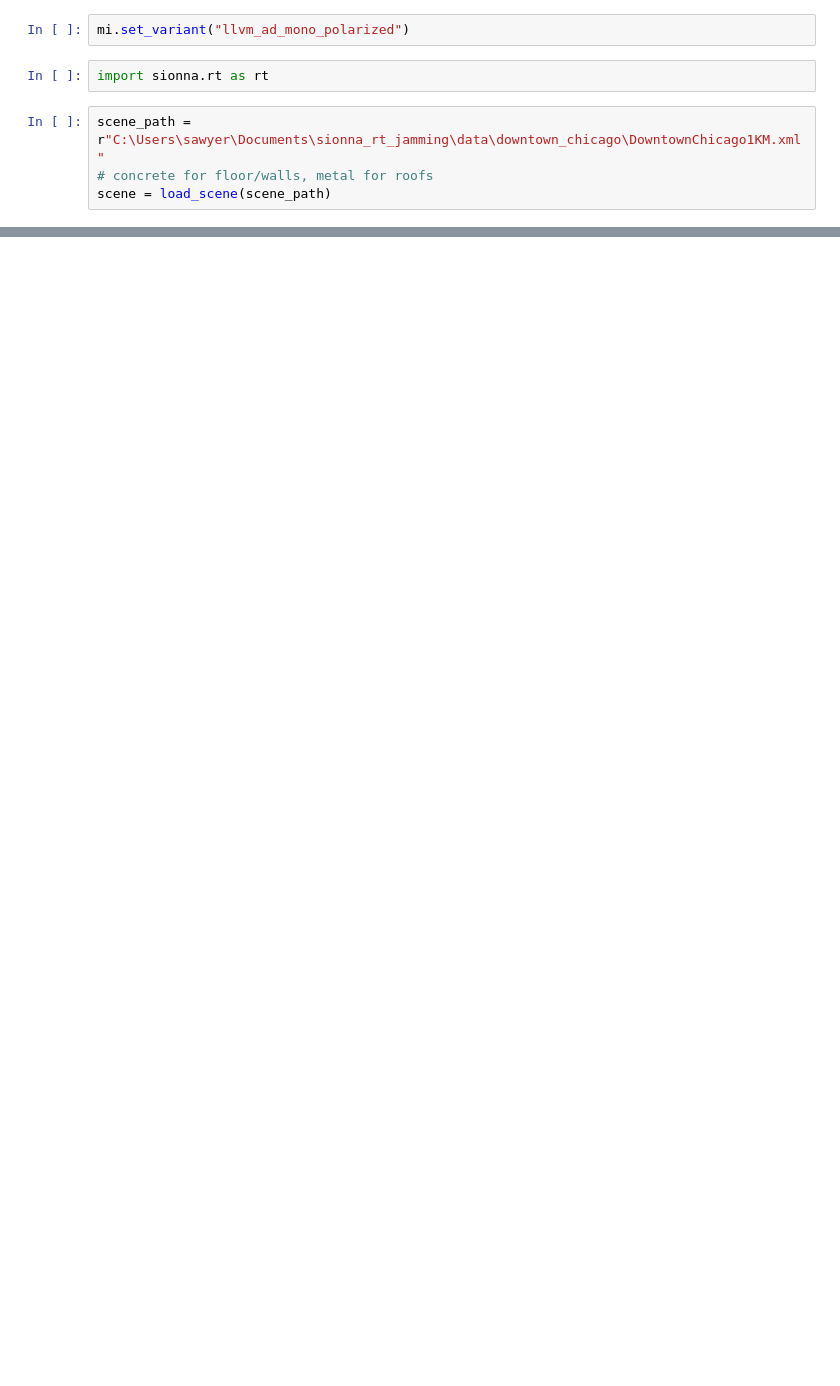
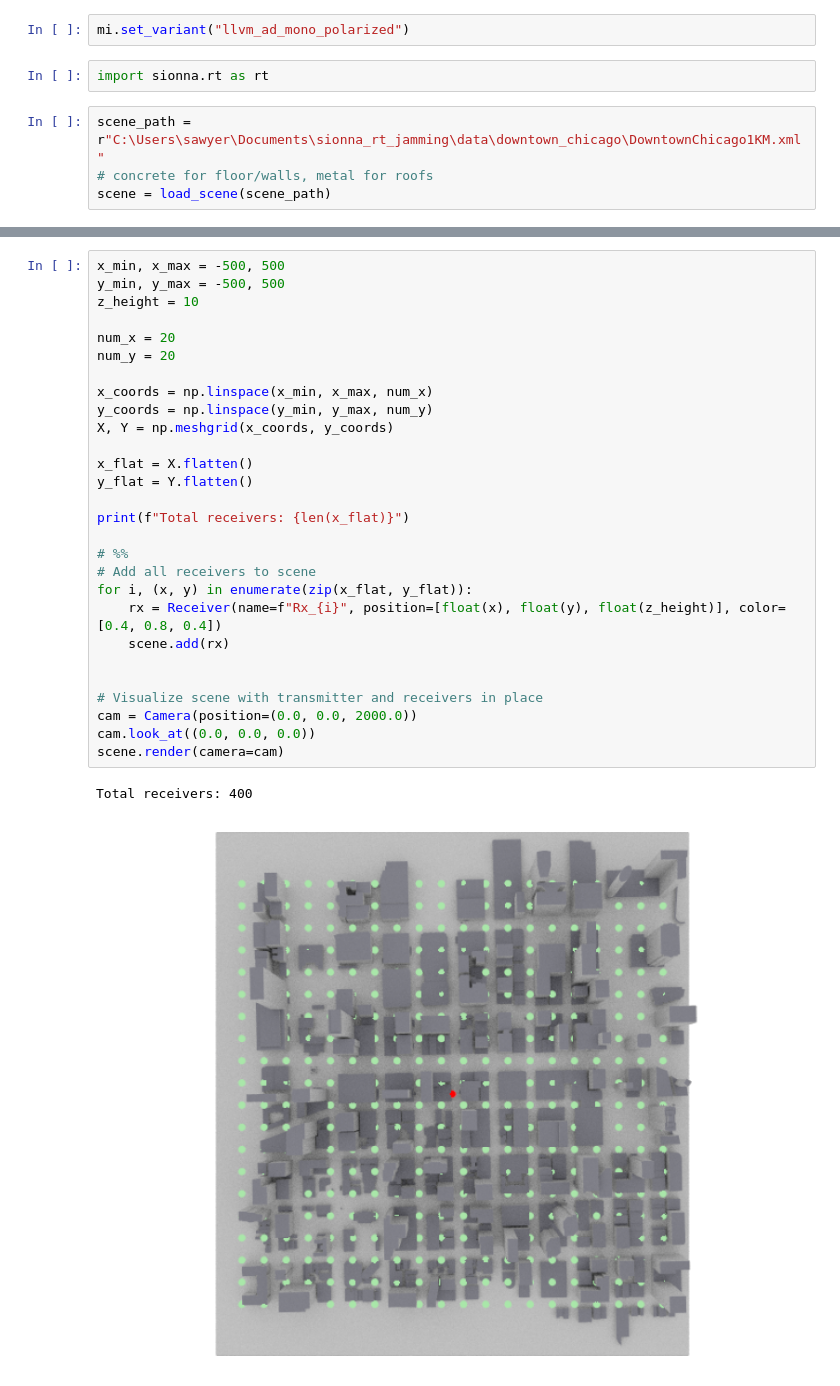
Before and after one commit to shplok/sionna_rt_jamming, a Jupyter notebook: src/main.ipynb, the cells around one changed output, grey strips where cells are left out. Drawn from its saved outputs; the diff is of its cells as text; blank space fills up the shorter version.

```diff
--- a/src/main.ipynb
+++ b/src/main.ipynb
@@ -38,0 +37,31 @@ scene.render(camera=cam)
+# %%
+x_min, x_max = -500, 500
+y_min, y_max = -500, 500
+z_height = 10
+
+num_x = 20
+num_y = 20
+
+x_coords = np.linspace(x_min, x_max, num_x)
+y_coords = np.linspace(y_min, y_max, num_y)
+X, Y = np.meshgrid(x_coords, y_coords)
+
+x_flat = X.flatten()
+y_flat = Y.flatten()
+
+print(f"Total receivers: {len(x_flat)}")
+
+# %%
+# Add all receivers to scene
+for i, (x, y) in enumerate(zip(x_flat, y_flat)):
+    rx = Receiver(name=f"Rx_{i}", position=[float(x), float(y), float(z_height)], color=[0.4, 0.8, 0.4])
+    scene.add(rx)
+
+
+# Visualize scene with transmitter and receivers in place
+cam = Camera(position=(0.0, 0.0, 2000.0))
+cam.look_at((0.0, 0.0, 0.0))
+scene.render(camera=cam)
+# %% [output]
+Total receivers: 400
+[figure, added]
```
Also changed, not shown: parts of 7 cells of this notebook, 1 other file.
